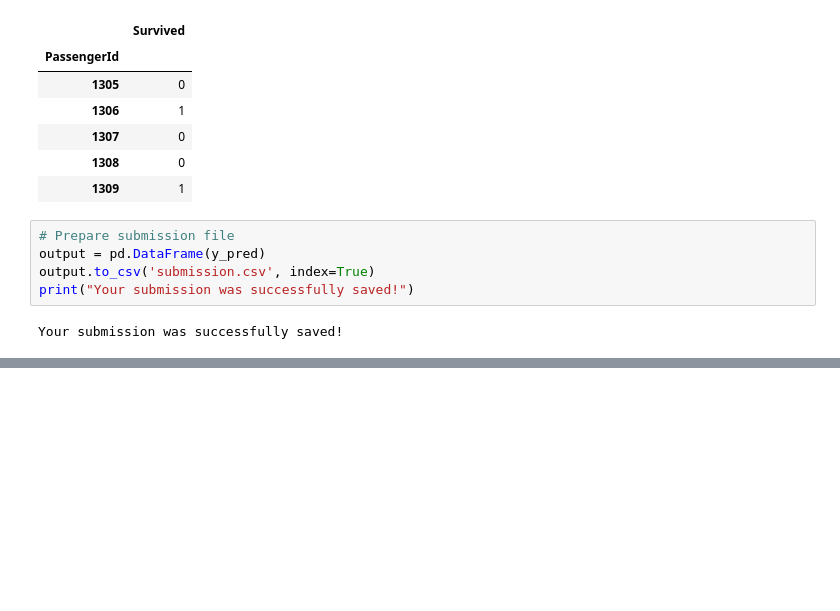
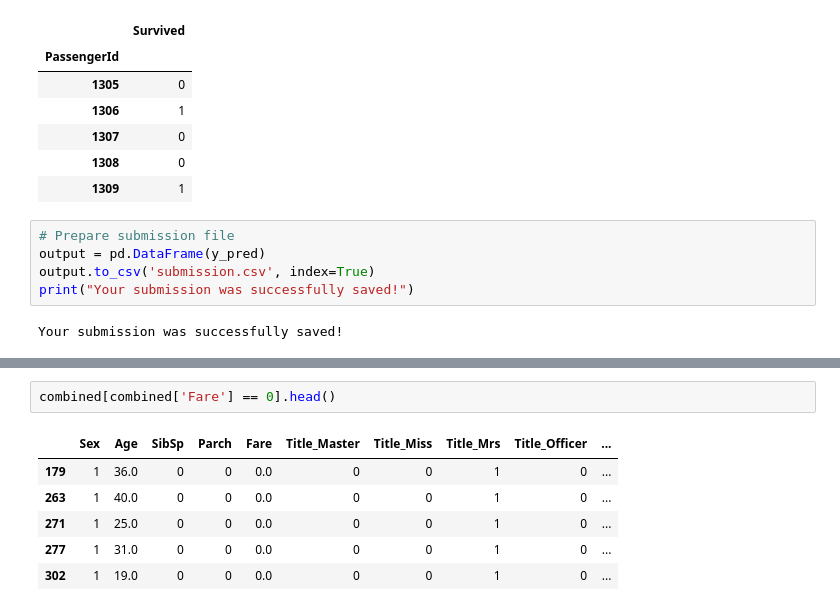
Before and after one commit to Starluxe/KaggleExercises, a Jupyter notebook: Getting Started with Titanic V03.ipynb, the cells around one changed output, grey strips where cells are left out. Saved outputs shown, nothing was run; the diff lists cells and outputs as text; blank space fills up the shorter version.

```diff
--- a/Getting Started with Titanic V03.ipynb
+++ b/Getting Started with Titanic V03.ipynb
@@ -1262,0 +1405,9 @@ Your submission was successfully saved!
+# %%
+combined[combined['Fare'] == 0].head()
+# %% [output]
+|  | Sex | Age | SibSp | Parch | Fare | Title_Master | Title_Miss | Title_Mrs | Title_Officer | ... |
+| 179 | 1 | 36.0 | 0 | 0 | 0.0 | 0 | 0 | 1 | 0 | ... |
+| 263 | 1 | 40.0 | 0 | 0 | 0.0 | 0 | 0 | 1 | 0 | ... |
+| 271 | 1 | 25.0 | 0 | 0 | 0.0 | 0 | 0 | 1 | 0 | ... |
+| 277 | 1 | 31.0 | 0 | 0 | 0.0 | 0 | 0 | 1 | 0 | ... |
+| 302 | 1 | 19.0 | 0 | 0 | 0.0 | 0 | 0 | 1 | 0 | ... |
```
Also changed, not shown: parts of 23 cells of this notebook, 4 other files.
